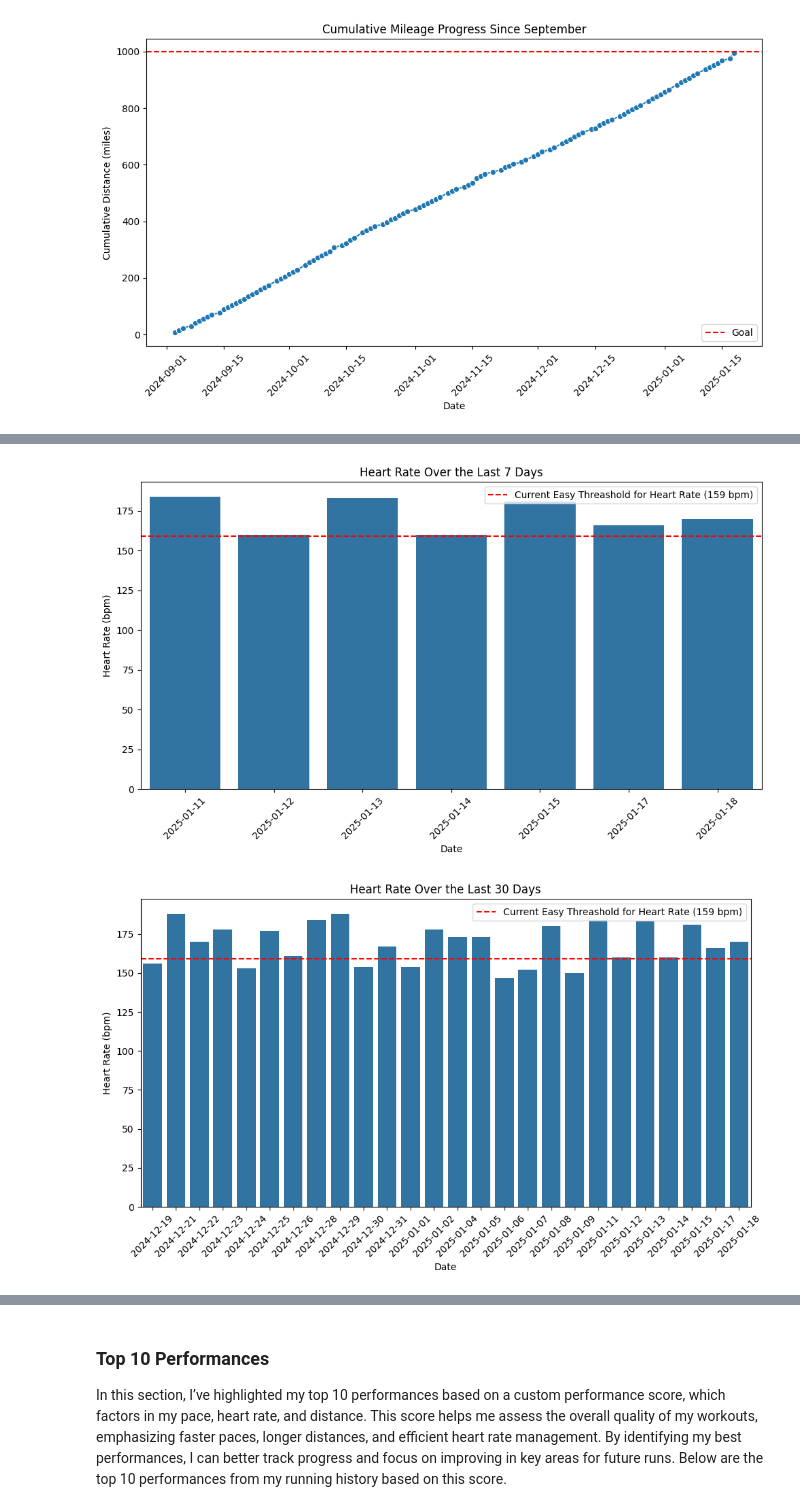
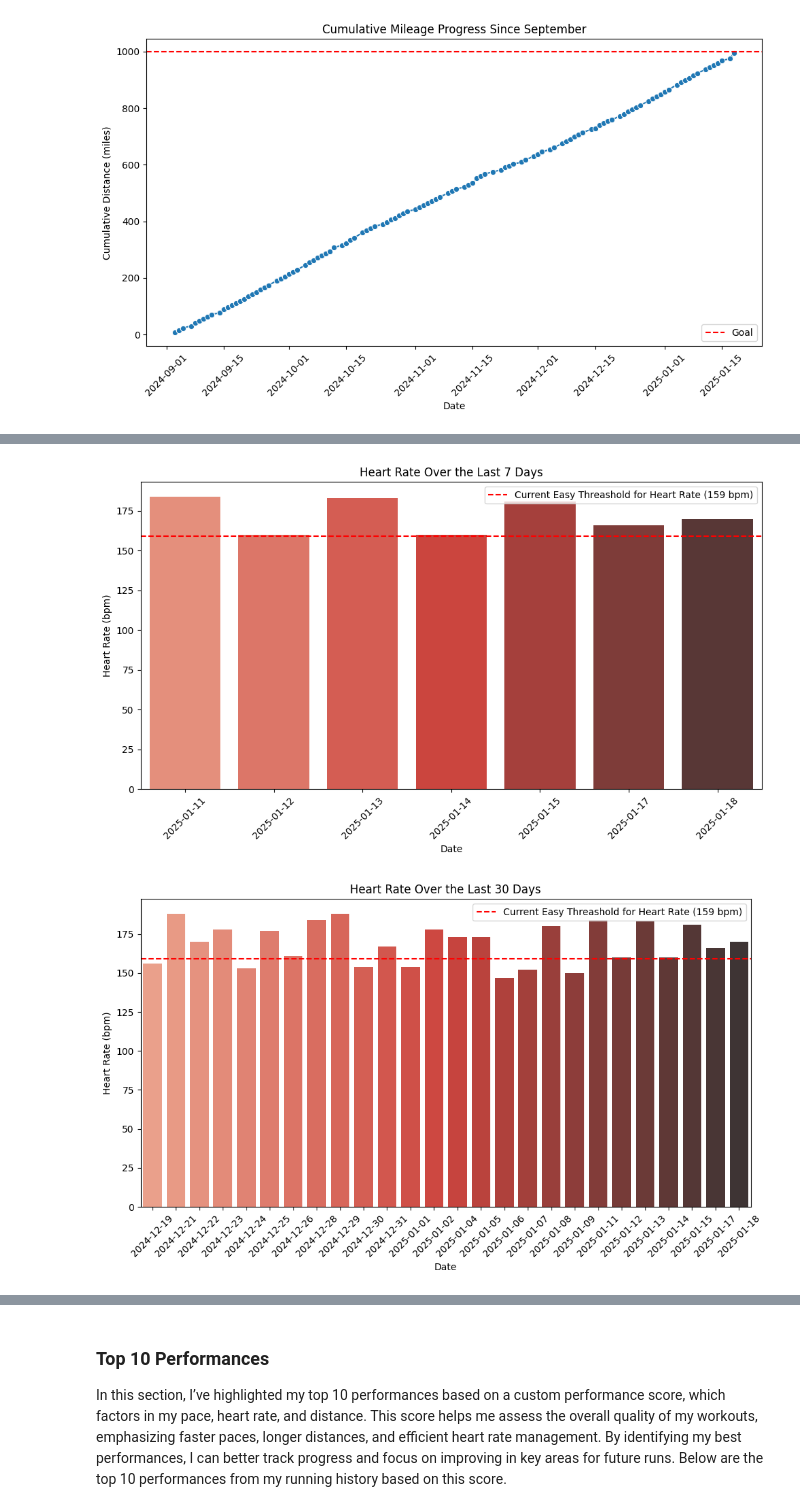
Before and after one commit to TimB21/Marathon-Training-Performance-and-Recovery-Dashboard, a Jupyter notebook: Script/Script.ipynb, the cells around one changed output, grey strips where cells are left out. Cells and saved outputs as stored; diff of their text form; code cells hidden in the pictures.

```diff
--- a/Script/Script.ipynb
+++ b/Script/Script.ipynb
@@ -463,11 +475,6 @@ I calculate my recovery heart rate using the **MAF formula**: 180 minus my age.
 
 By consistently tracking these metrics, I can fine-tune my training approach, balance effort with recovery, and optimize my performance as race day approaches.
 # %%
-# Function to filter data for the last X days
-def filter_last_days(df, days):
-    most_recent_date = df['Date'].max()
-    return df[df['Date'] >= most_recent_date - pd.Timedelta(days=days)]
-
 # Function to plot bar graph for pace over a given period
 def plot_pace(df, days, time_period="Last X Days"):
     last_days = filter_last_days(df, days)
@@ -476,7 +483,7 @@ def plot_pace(df, days, time_period="Last X Days"):
     daily_pace = last_days.groupby('Date')['Pace (mph)'].mean().reset_index()
 
     plt.figure(figsize=(10, 6))
-    sns.barplot(x='Date', y='Pace (mph)', data=daily_pace)
+    sns.barplot(x='Date', y='Pace (mph)', data=daily_pace, hue='Date', palette='Greens_d', legend=False)
     plt.title(f'Pace Over the {time_period}')
     plt.xlabel('Date')
     plt.ylabel('Pace (mph)')
@@ -495,31 +502,31 @@ plot_pace(df, 30, "Last 30 Days")
 # %%
 # Function to plot bar graph for heart rate over a given period with a horizontal line at 155 bpm
 def plot_heart_rate(df, days, time_period="Last X Days"):
     last_days = filter_last_days(df, days)
 
     # Group by date and calculate the average heart rate for each day
     daily_heart_rate = last_days.groupby('Date')['Heart Rate'].mean().reset_index()
 
     plt.figure(figsize=(10, 6))
-    sns.barplot(x='Date', y='Heart Rate', data=daily_heart_rate)
+    sns.barplot(x='Date', y='Heart Rate', data=daily_heart_rate, hue='Date', palette='Reds_d', legend=False)
 
     # Add a horizontal line at y=155 bpm
     plt.axhline(y=159, color='r', linestyle='--', label='Current Easy Threashold for Heart Rate (159 bpm)')
 
     plt.title(f'Heart Rate Over the {time_period}')
     plt.xlabel('Date')
     plt.ylabel('Heart Rate (bpm)')
     plt.xticks(rotation=45)
     plt.legend()  # Show the legend for the line
     plt.tight_layout()
     plt.show()
 
 # Plot heart rate for the last 7, 30, and 90 days
 plot_heart_rate(df, 7, "Last 7 Days")
 plot_heart_rate(df, 30, "Last 30 Days")
 # %% [output]
-[figure, old version]
+[figure, new version]
-[figure, old version]
+[figure, new version]
 # %%
 # import matplotlib.pyplot as plt
 
```
Also changed, not shown: parts of 21 cells of this notebook.
